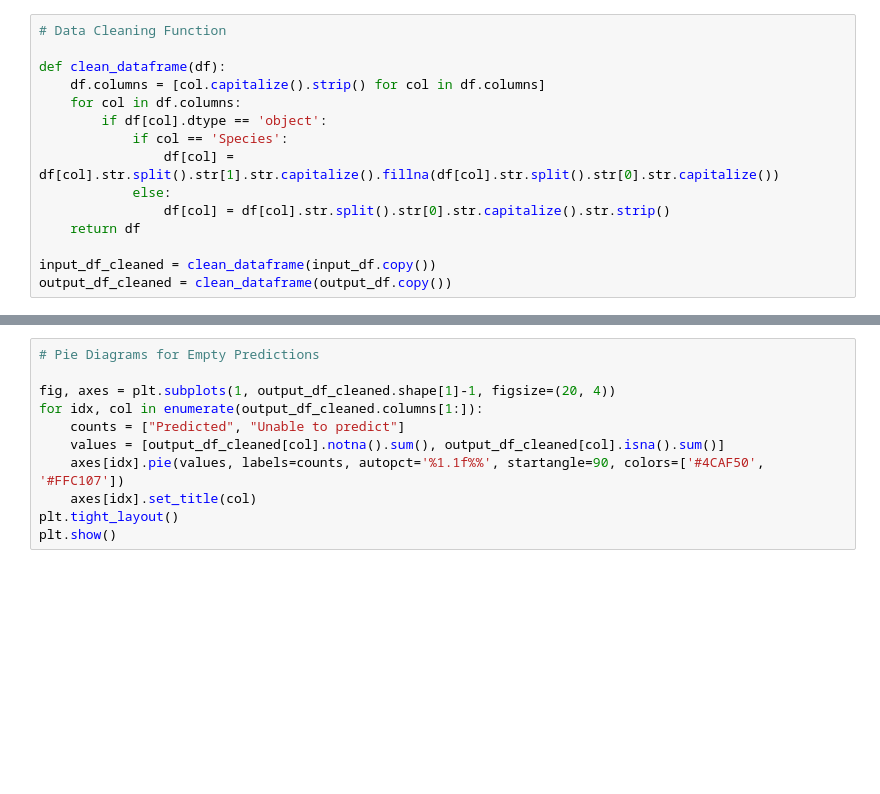
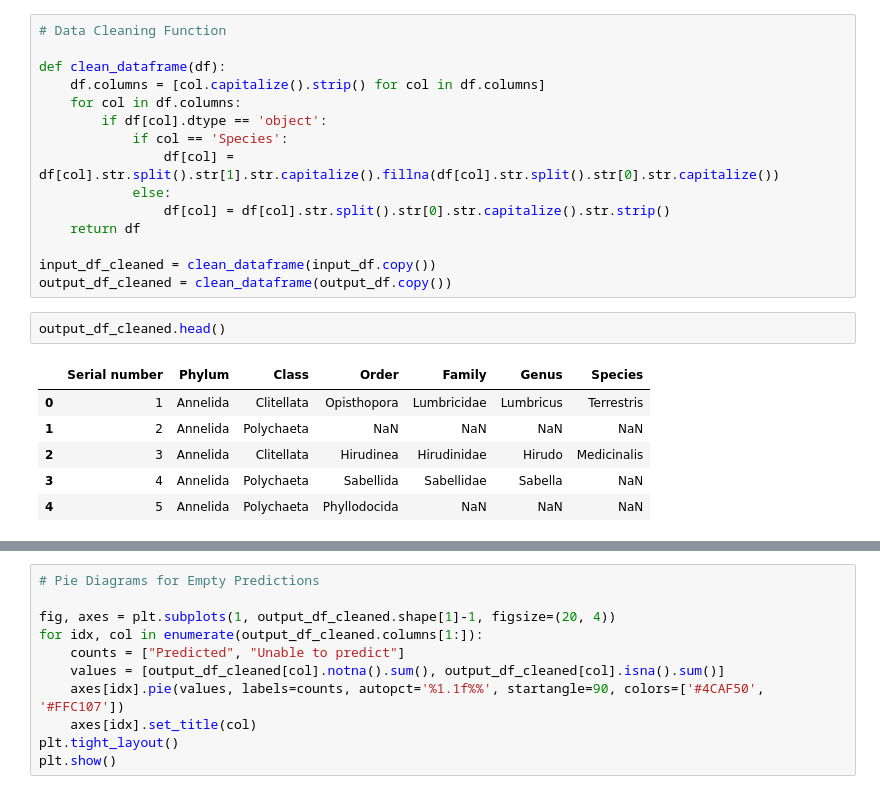
Before and after one commit to Angsumi/GPT_VISION_FOR_Animal_Classification, a Jupyter notebook: Final_GPT_Vision_plotting.ipynb, the cells around one changed output, grey strips where cells are left out. Cells and saved outputs as stored; diff of their text form; blank space fills up the shorter version.

```diff
--- a/Final_GPT_Vision_plotting.ipynb
+++ b/Final_GPT_Vision_plotting.ipynb
@@ -29,3 +29,12 @@ def clean_dataframe(df):
 
 input_df_cleaned = clean_dataframe(input_df.copy())
 output_df_cleaned = clean_dataframe(output_df.copy())
+# %%
+output_df_cleaned.head()
+# %% [output]
+|  | Serial number | Phylum | Class | Order | Family | Genus | Species |
+| 0 | 1 | Annelida | Clitellata | Opisthopora | Lumbricidae | Lumbricus | Terrestris |
+| 1 | 2 | Annelida | Polychaeta | NaN | NaN | NaN | NaN |
+| 2 | 3 | Annelida | Clitellata | Hirudinea | Hirudinidae | Hirudo | Medicinalis |
+| 3 | 4 | Annelida | Polychaeta | Sabellida | Sabellidae | Sabella | NaN |
+| 4 | 5 | Annelida | Polychaeta | Phyllodocida | NaN | NaN | NaN |
```
Also changed, not shown: parts of 1 cell of this notebook.
